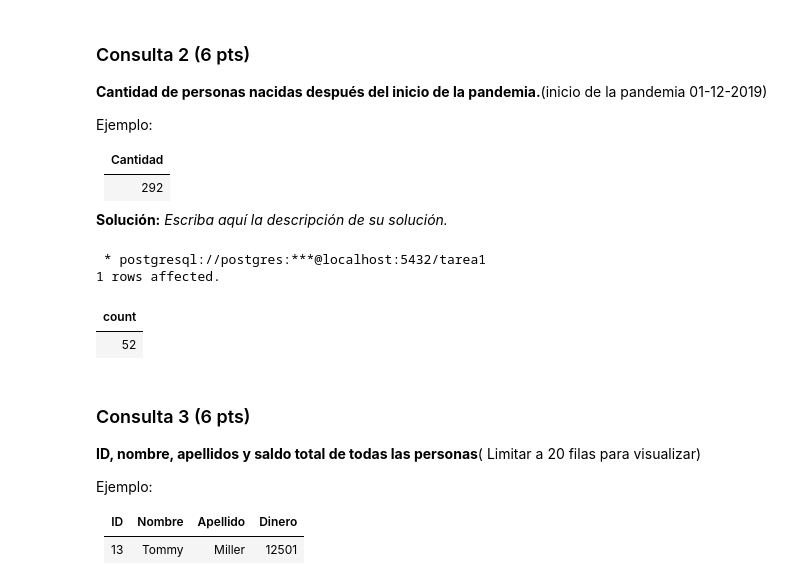
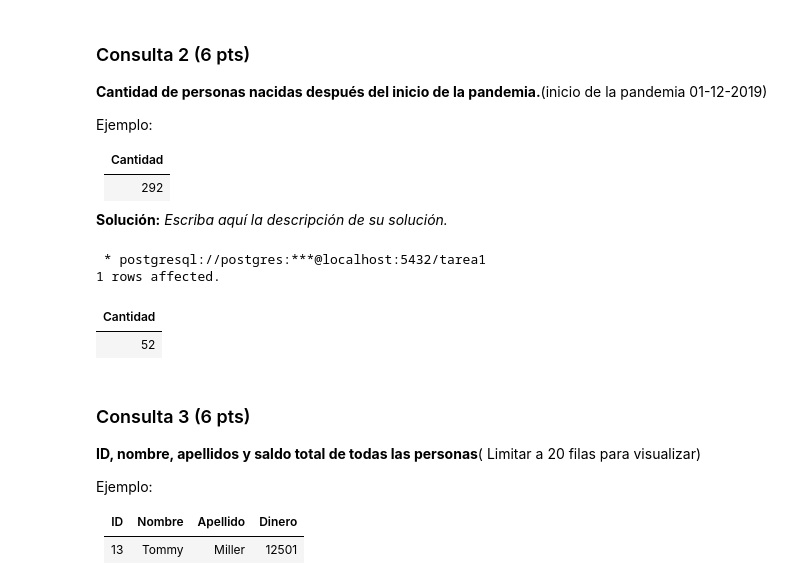
Before and after one commit to evwng/INF239_Tareas, a Jupyter notebook: Tarea-1-Grupo23/Tarea1_Grupo23.ipynb, the cells around one changed output. Drawn from its saved outputs; the diff is of its cells as text; code cells hidden in the pictures.

```diff
--- a/Tarea-1-Grupo23/Tarea1_Grupo23.ipynb
+++ b/Tarea-1-Grupo23/Tarea1_Grupo23.ipynb
@@ -401,17 +388,15 @@ Ejemplo:
 # %%
 %%sql
 SELECT
-    COUNT(id)
+    COUNT(id) "Cantidad"
 FROM
     personas
 WHERE
     personas.fecha_nacimiento BETWEEN '2019-12-01' AND CURRENT_DATE;
-#Funciona, pero hay que verificar
-#Ademas, el titulo de la columna se llama count y no cantidad
 # %% [output]
  * postgresql://postgres:***@localhost:5432/tarea1
 1 rows affected.
-| count |
+| Cantidad |
 | 52 |
 # %% [markdown]
 ### Consulta 3 (6 pts)
```
Also changed, not shown: parts of 8 cells of this notebook.
